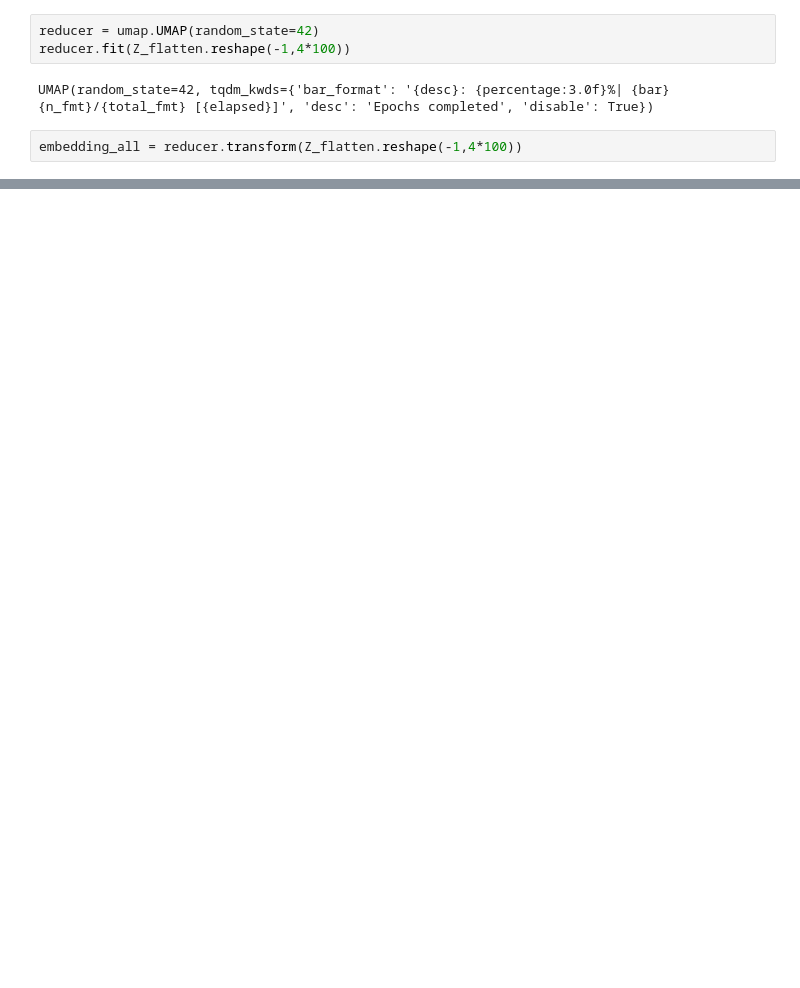
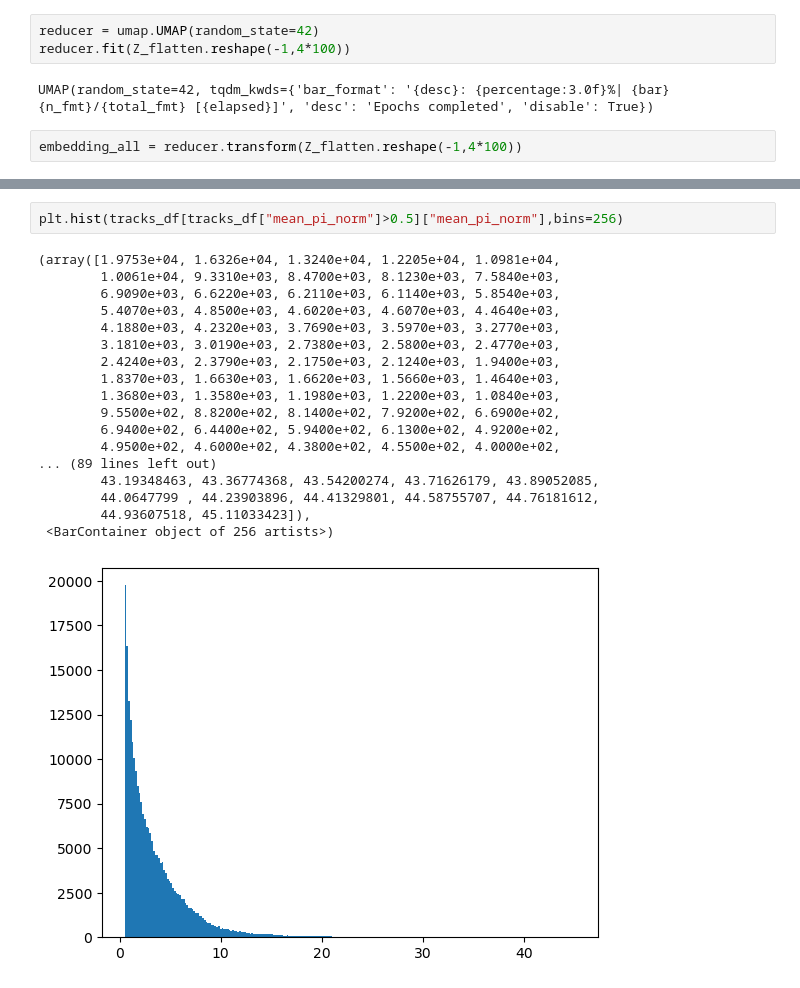
Before and after one commit to bpi-oxford/Cytotoxicity-Pipeline, a Jupyter notebook: notebooks/example_8.ipynb, the cells around one changed output, grey strips where cells are left out. Saved outputs shown, nothing was run; the diff lists cells and outputs as text; blank space fills up the shorter version.

```diff
--- a/notebooks/example_8.ipynb
+++ b/notebooks/example_8.ipynb
@@ -290,0 +275,21 @@ cbar.set_label('PI Median')
+# %%
+plt.hist(tracks_df[tracks_df["mean_pi_norm"]>0.5]["mean_pi_norm"],bins=256)
+# %% [output]
+(array([1.9753e+04, 1.6326e+04, 1.3240e+04, 1.2205e+04, 1.0981e+04,
+        1.0061e+04, 9.3310e+03, 8.4700e+03, 8.1230e+03, 7.5840e+03,
+        6.9090e+03, 6.6220e+03, 6.2110e+03, 6.1140e+03, 5.8540e+03,
+        5.4070e+03, 4.8500e+03, 4.6020e+03, 4.6070e+03, 4.4640e+03,
+        4.1880e+03, 4.2320e+03, 3.7690e+03, 3.5970e+03, 3.2770e+03,
+        3.1810e+03, 3.0190e+03, 2.7380e+03, 2.5800e+03, 2.4770e+03,
+        2.4240e+03, 2.3790e+03, 2.1750e+03, 2.1240e+03, 1.9400e+03,
+        1.8370e+03, 1.6630e+03, 1.6620e+03, 1.5660e+03, 1.4640e+03,
+        1.3680e+03, 1.3580e+03, 1.1980e+03, 1.2200e+03, 1.0840e+03,
+        9.5500e+02, 8.8200e+02, 8.1400e+02, 7.9200e+02, 6.6900e+02,
+        6.9400e+02, 6.4400e+02, 5.9400e+02, 6.1300e+02, 4.9200e+02,
+        4.9500e+02, 4.6000e+02, 4.3800e+02, 4.5500e+02, 4.0000e+02,
+... (89 lines left out)
+        43.19348463, 43.36774368, 43.54200274, 43.71626179, 43.89052085,
+        44.0647799 , 44.23903896, 44.41329801, 44.58755707, 44.76181612,
+        44.93607518, 45.11033423]),
+ <BarContainer object of 256 artists>)
+[figure, added]
```
Also changed, not shown: parts of 6 cells of this notebook.
